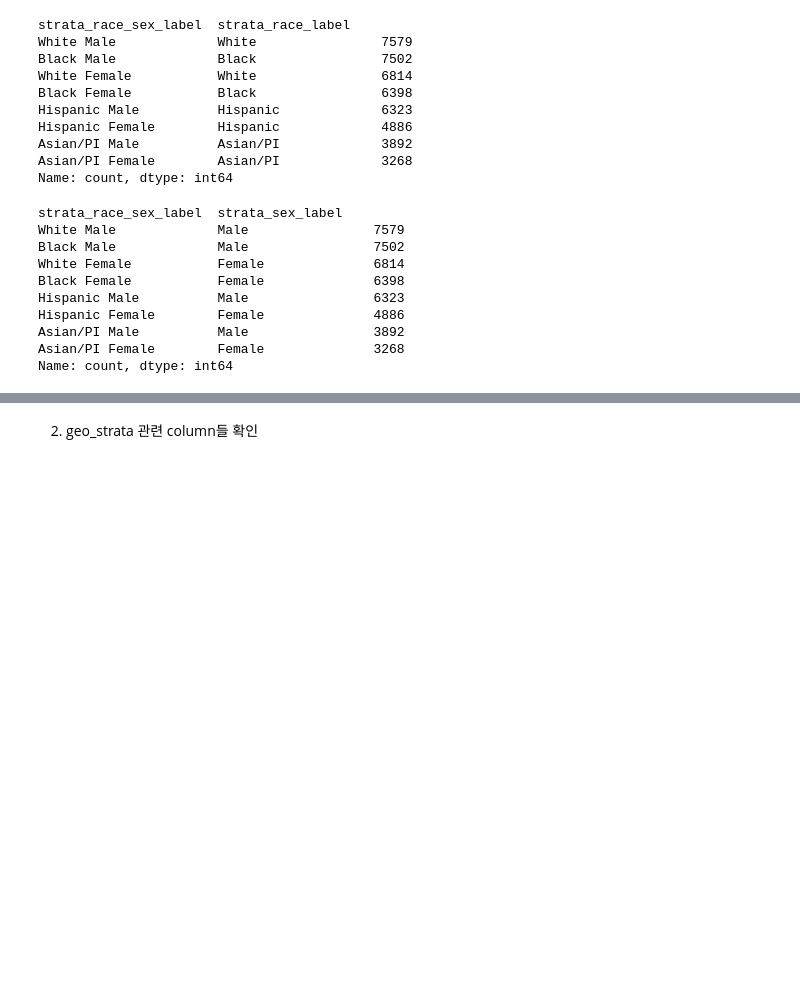
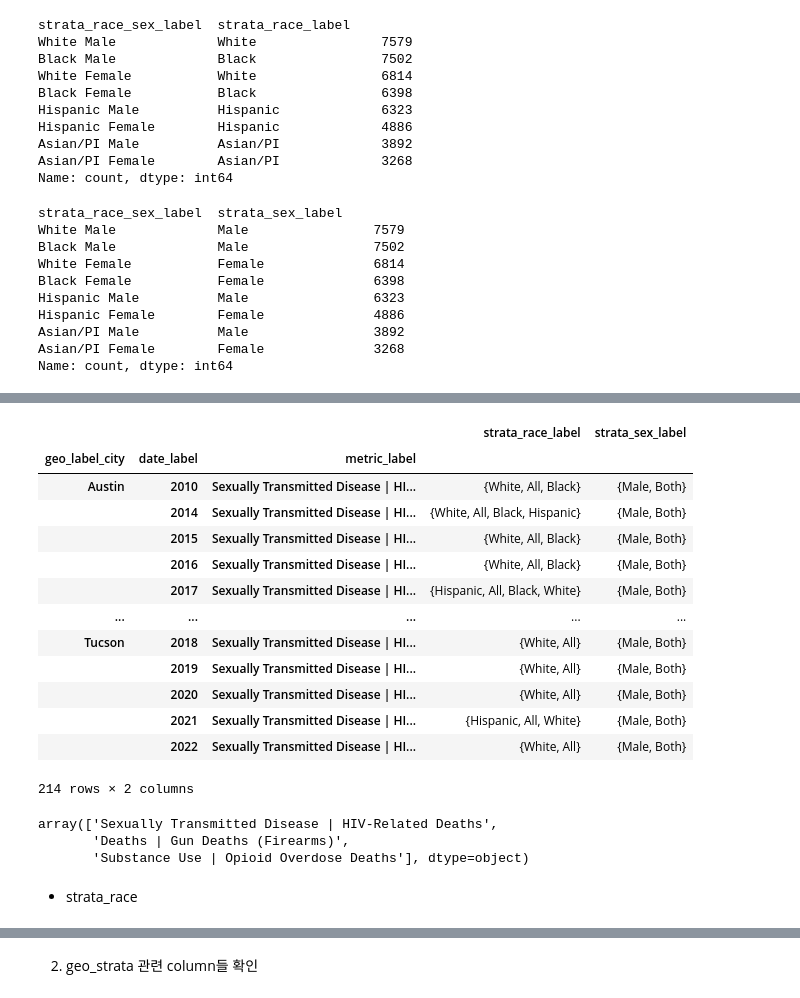
Before and after one commit to WASSUP-AIModel-3rd-Project1/Project-1, a Jupyter notebook: 240614_step0.ipynb, the cells around one changed output, grey strips where cells are left out. Cells and saved outputs as stored; diff of their text form; code cells hidden in the pictures; blank space fills up the shorter version.

```diff
--- a/240614_step0.ipynb
+++ b/240614_step0.ipynb
@@ -200,0 +303,17 @@ Name: count, dtype: int64
+# %%
+pt2[cond_onlyM]
+# %% [output]
+|  |  |  | strata_race_label | strata_sex_label |
+| geo_label_city | date_label | metric_label |  |  |
+| Austin | 2010 | Sexually Transmitted Disease | HI... | {White, All, Black} | {Male, Both} |
+|  | 2014 | Sexually Transmitted Disease | HI... | {White, All, Black, Hispanic} | {Male, Both} |
+|  | 2015 | Sexually Transmitted Disease | HI... | {White, All, Black} | {Male, Both} |
+|  | 2016 | Sexually Transmitted Disease | HI... | {White, All, Black} | {Male, Both} |
+|  | 2017 | Sexually Transmitted Disease | HI... | {Hispanic, All, Black, White} | {Male, Both} |
+| ... | ... | ... | ... | ... |
+| Tucson | 2018 | Sexually Transmitted Disease | HI... | {White, All} | {Male, Both} |
+|  | 2019 | Sexually Transmitted Disease | HI... | {White, All} | {Male, Both} |
+|  | 2020 | Sexually Transmitted Disease | HI... | {White, All} | {Male, Both} |
+|  | 2021 | Sexually Transmitted Disease | HI... | {Hispanic, All, White} | {Male, Both} |
+|  | 2022 | Sexually Transmitted Disease | HI... | {White, All} | {Male, Both} |
+214 rows × 2 columns
@@ -200,0 +330,10 @@ Name: count, dtype: int64
+# %%
+new_df = pd.DataFrame(data,index=range(len(data))).stack([0,1])
+
+new_df.unique()
+# %% [output]
+array(['Sexually Transmitted Disease | HIV-Related Deaths',
+       'Deaths | Gun Deaths (Firearms)',
+       'Substance Use | Opioid Overdose Deaths'], dtype=object)
+# %% [markdown]
+- strata_race
```
Also changed, not shown: parts of 22 cells of this notebook.
